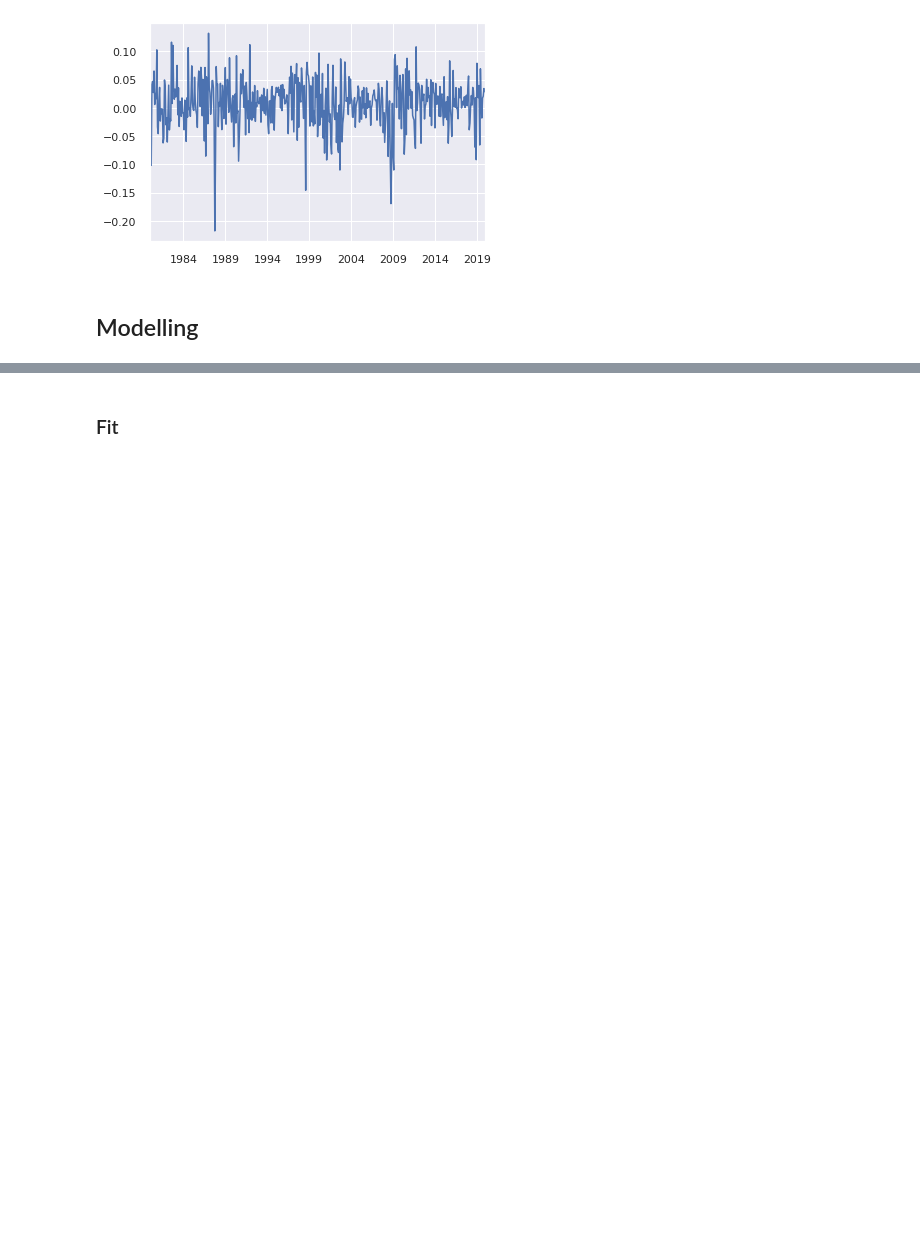
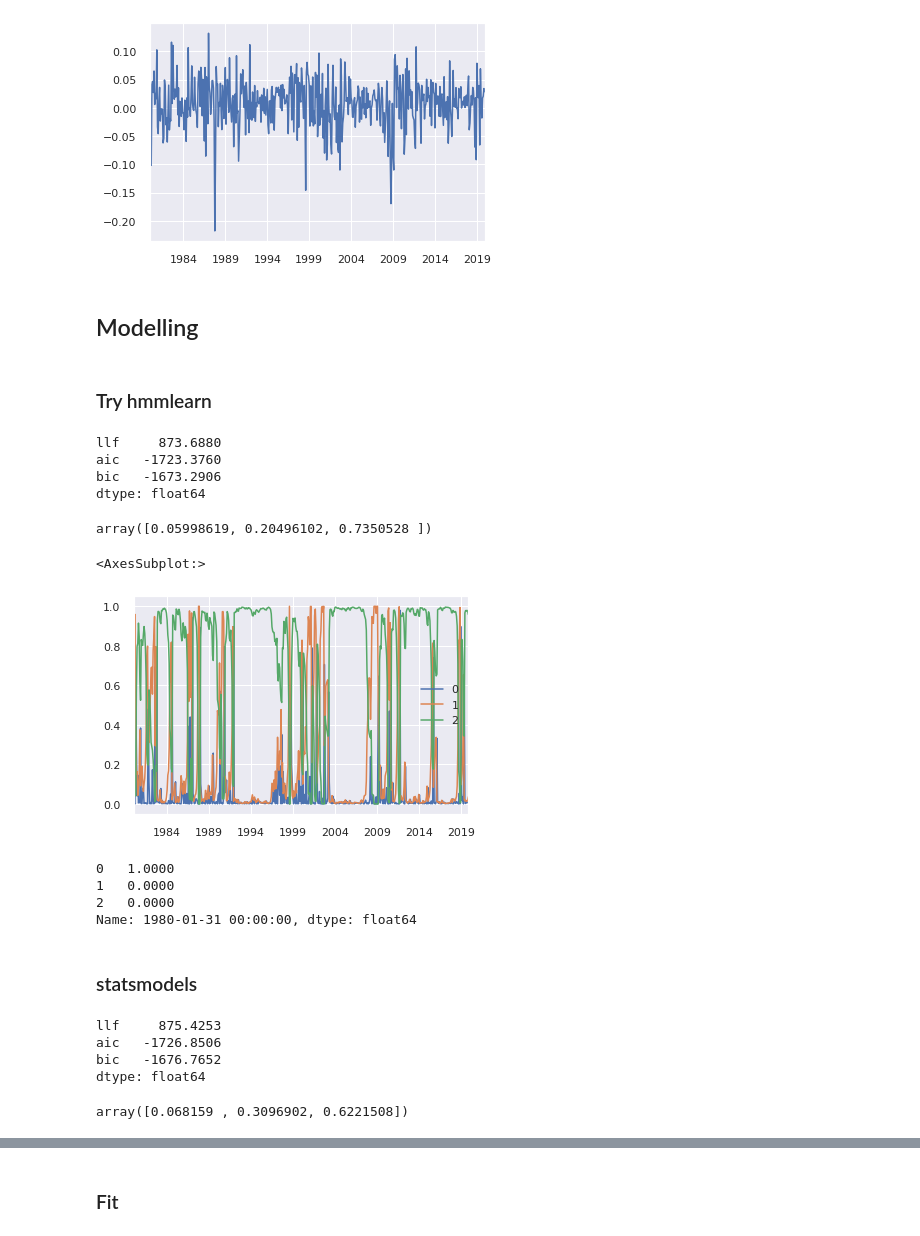
Before and after one commit to felixbrunner/hmm-real-vol, a Jupyter notebook: notebooks/_model_dp.ipynb, the cells around one changed output, grey strips where cells are left out. Saved outputs shown, nothing was run; the diff lists cells and outputs as text; code cells hidden in the pictures; blank space fills up the shorter version.

```diff
--- a/notebooks/_model_dp.ipynb
+++ b/notebooks/_model_dp.ipynb
@@ -59,3 +59,33 @@ plt.show()
 ## Modelling
 # %%
 series = returns
+# %% [markdown]
+### Try hmmlearn
+# %%
+hmm = HMM(switch_var=True, k=3)
+hmm = hmm.fit(series, package='hmmlearn', iter=100)
+# %%
+hmm.metrics_
+# %% [output]
+llf     873.6880
+aic   -1723.3760
+bic   -1673.2906
+dtype: float64
+# %%
+hmm.steady_state_
+# %% [output]
+array([0.05998619, 0.20496102, 0.7350528 ])
+# %%
+hmm.smooth_prob_.plot()
+# %% [output]
+<AxesSubplot:>
+[figure, added]
+# %%
+hmm.smooth_prob_.iloc[0]
+# %% [output]
+0   1.0000
+1   0.0000
+2   0.0000
+Name: 1980-01-31 00:00:00, dtype: float64
+# %% [markdown]
+### statsmodels
@@ -61,0 +95,11 @@ series = returns
+# %%
+hmm.metrics_
+# %% [output]
+llf     875.4253
+aic   -1726.8506
+bic   -1676.7652
+dtype: float64
+# %%
+hmm.steady_state_
+# %% [output]
+array([0.068159 , 0.3096902, 0.6221508])
```
Also changed, not shown: parts of 10 cells of this notebook, 5 other files.
